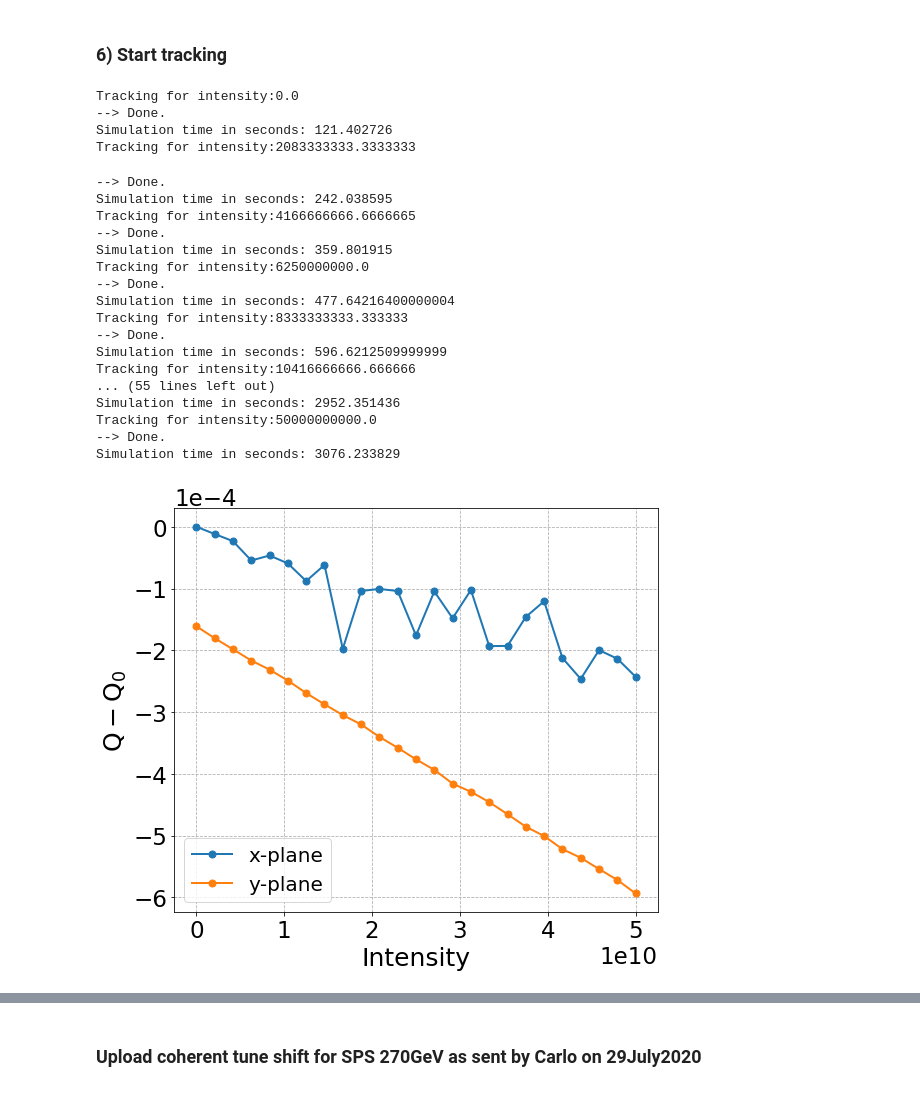
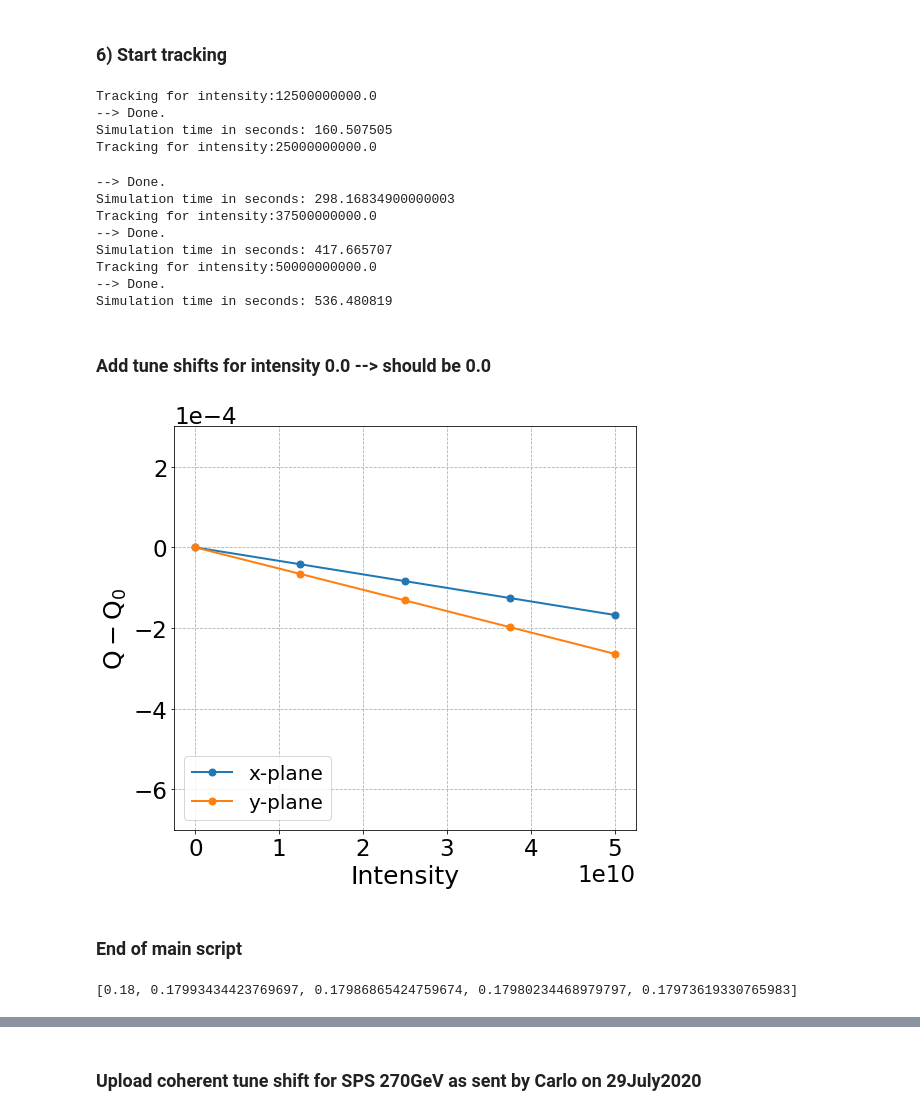
Before and after one commit to natriant/cc_rf_noise_pyheadtail, a Jupyter notebook: run_simulation/run_PyHEADTAIL_no_htcondor/impedance_studies/SPSheadtail_tune_shift_with_impedance.ipynb, the cells around one changed output, grey strips where cells are left out. Cells and saved outputs as stored; diff of their text form; code cells hidden in the pictures.

```diff
--- a/run_simulation/run_PyHEADTAIL_no_htcondor/impedance_studies/SPSheadtail_tune_shift_with_impedance.ipynb
+++ b/run_simulation/run_PyHEADTAIL_no_htcondor/impedance_studies/SPSheadtail_tune_shift_with_impedance.ipynb
@@ -126,7 +133,7 @@ Qp_x, Qp_y = 0, 0 #10
 # detuning coefficients in (1/m)
 app_x = 0.0  #2.4705e-15 #4e-11
 app_xy = 0.0 #-0*2.25e-11
-app_y = -6000.0  #-7.31-14 #0*3e-11
+app_y = 0.0  #-7.31-14 #0*3e-11
 
 # PARAMETERS FOR LONGITUDINAL MAP
 # =======================
@@ -157,7 +164,7 @@ beta_z = np.abs(eta)*R/Q_s
 epsn_x = 2e-6
 epsn_y = 2e-6
 epsn_z    = 2.5
-sigma_z   = 0.155 #2*0.0755
+sigma_z   = 0.27 #0.155 #2*0.0755
 
 sigma_x = np.sqrt(epsn_x/(beta*gamma) * beta_x[0])
 sigma_xp = sigma_x/beta_x[0]
@@ -167,15 +174,15 @@ sigma_dp = sigma_z/beta_z
 epsn_z = 4*np.pi * p0/e * sigma_z*sigma_dp
 
 # generate bunches for the different intensities
-intensity_list = np.linspace(0, 5e10, 25)
-for intensity in intensity_list:
+intensity_list = np.linspace(0, 5e10, 5)
+for intensity in intensity_list[1:]:
     print(f'Createing bunch for intensity:{intensity}')
 
     bunch = generate_Gaussian6DTwiss(
         macroparticlenumber, intensity, charge, mass, circumference, gamma,
         alpha_x[0], alpha_y[0], beta_x[0], beta_y[0], beta_z, epsn_x, epsn_y, epsn_z)
-    xoffset = 0.0 #5e-4
-    yoffset = 1e-4 #0.5*sigma_y #5e-4
+    xoffset = 0.25*sigma_x #5e-4
+    yoffset = 0.25*sigma_y #0.5*sigma_y #5e-4
 
     bunch.x += xoffset
     bunch.y += yoffset
@@ -281,7 +280,7 @@ emitY = np.zeros(n_damped_turns)
 
 # Iterate over the intensities, reload bunch object from file for each intensisty
 #intensity_list = np.linspace(0, 5e10, 5)
-for intensity in intensity_list:
+for intensity in intensity_list[1:]:
     print(f'Tracking for intensity:{intensity}')
 
     file2 = open(f'bunch_intensity{intensity/1e10}1e10_offsetxy{xoffset*1e4}e-4', 'rb')
@@ -339,7 +338,7 @@ for intensity in intensity_list:
 
     dataExport = [meanX, meanY]#, meanXsq, meanYsq, emitX, emitY]
 
-    f = open(filename+f'_intensity{intensity/1e10:.2f}e10_ayy6000_Qpy0_offsetY{xoffset*1e4}e-4.txt', 'w')
+    f = open(filename+f'_intensity{intensity/1e10:.2f}e10_ayy{app_y}_QpyQpx{Qp_x}.txt', 'w')
 
     with f:
         out = csv.writer(f, delimiter=',')
@@ -349,35 +348,31 @@ for intensity in intensity_list:
 
     print("Simulation time in seconds: " + str(time.clock() - t0))
 # %% [output]
-Tracking for intensity:0.0
+Tracking for intensity:12500000000.0
 --> Done.
-Simulation time in seconds: 121.402726
-Tracking for intensity:2083333333.3333333
+Simulation time in seconds: 160.507505
+Tracking for intensity:25000000000.0
 --> Done.
-Simulation time in seconds: 242.038595
-Tracking for intensity:4166666666.6666665
+Simulation time in seconds: 298.16834900000003
+Tracking for intensity:37500000000.0
 --> Done.
-Simulation time in seconds: 359.801915
-Tracking for intensity:6250000000.0
---> Done.
-Simulation time in seconds: 477.64216400000004
-Tracking for intensity:8333333333.333333
---> Done.
-Simulation time in seconds: 596.6212509999999
-Tracking for intensity:10416666666.666666
-... (55 lines left out)
-Simulation time in seconds: 2952.351436
+Simulation time in seconds: 417.665707
 Tracking for intensity:50000000000.0
 --> Done.
-Simulation time in seconds: 3076.233829
+Simulation time in seconds: 536.480819
 # %%
 Qx_list, Qy_list = [], []
-for intensity in intensity_list:
-     # Load the file with all of the saved data from the run
-    meanX, meanY = np.loadtxt(filename+f'_intensity{intensity/1e10:.2f}e10_ayy6000_Qpy0_offsetY{xoffset*1e4}e-4.txt', delimiter = ",", unpack = True)
+Qx_list.insert(0, 0.13)
+Qy_list.insert(0, 0.18)
+
+for intensity in intensity_list[1:]:
+    # Load the file with all of the saved data from the run
+    meanX, meanY = np.loadtxt(filename+f'_intensity{intensity/1e10:.2f}e10_ayy{app_y}_QpyQpx{Qp_x}.txt', delimiter = ",", unpack = True)
 
     Qx_list.append(pnf.get_tune(meanX))
     Qy_list.append(pnf.get_tune(meanY))
+# %% [markdown]
+### Add tune shifts for intensity 0.0 --> should be 0.0
 # %%
 Qy_coherent = {}
 Qx_coherent = {}
@@ -398,17 +393,23 @@ if save2pickle:
 # %%
 plt.plot(intensity_list, np.array(Qx_list)-0.13, '-o', c='C0', label='x-plane')
 plt.plot(intensity_list, np.array(Qy_list)-0.18, '-o', c='C1', label='y-plane')
+
 
 plt.ylabel(r'$\mathrm{Q-Q_0}$')
 plt.ticklabel_format(axis='y', style='sci', scilimits=(0,0))
 plt.xlabel('Intensity')
 plt.grid(linestyle='dashed')
 plt.legend(loc=3)
 
 plt.tight_layout()
 
-savefig = False
+# axis limits
+plt.ylim(-7e-4, 3e-4)#3e-5
+
+savefig = True
 if savefig:
-    plt.savefig(f'TuneShift_vs_Intensity_Q26wakes_offsetxy{xoffset*1e4}e-4_Q26.png', bbox_inches='tight')
+    plt.savefig(f'TuneShift_vs_Intensity_Q26wakes_ayy{app_y}_QpxQpy{Qp_x}_sigmaz{sigma_z}.png', bbox_inches='tight')
 # %% [output]
-[figure, old version]
+[figure, new version]
+# %% [markdown]
+### End of main script
@@ -414,0 +418,8 @@ if savefig:
+# %%
+Qy_dict = pickle.load(open('./Qy_coherent_vs_Intensity_6D_ayy0.0_wakesON_QpyQpx0.pkl', 'rb'))
+Qy_list = []
+for intensity in intensity_list:
+    Qy_list.append(Qy_dict[f'intensity {intensity}'])
+print(Qy_list)
+# %% [output]
+[0.18, 0.17993434423769697, 0.17986865424759674, 0.17980234468979797, 0.17973619330765983]
```
Also changed, not shown: parts of 5 cells of this notebook, 9 other files.
